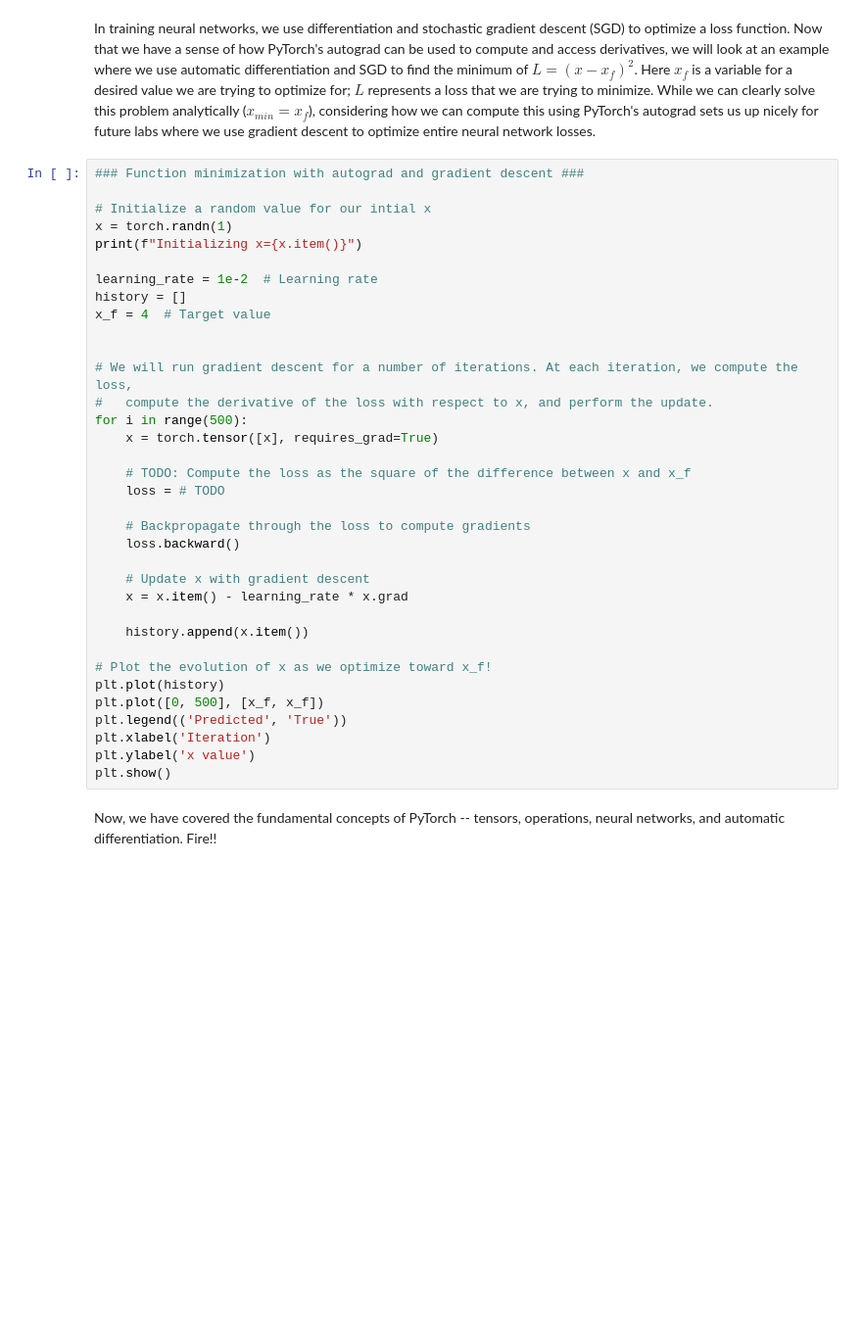
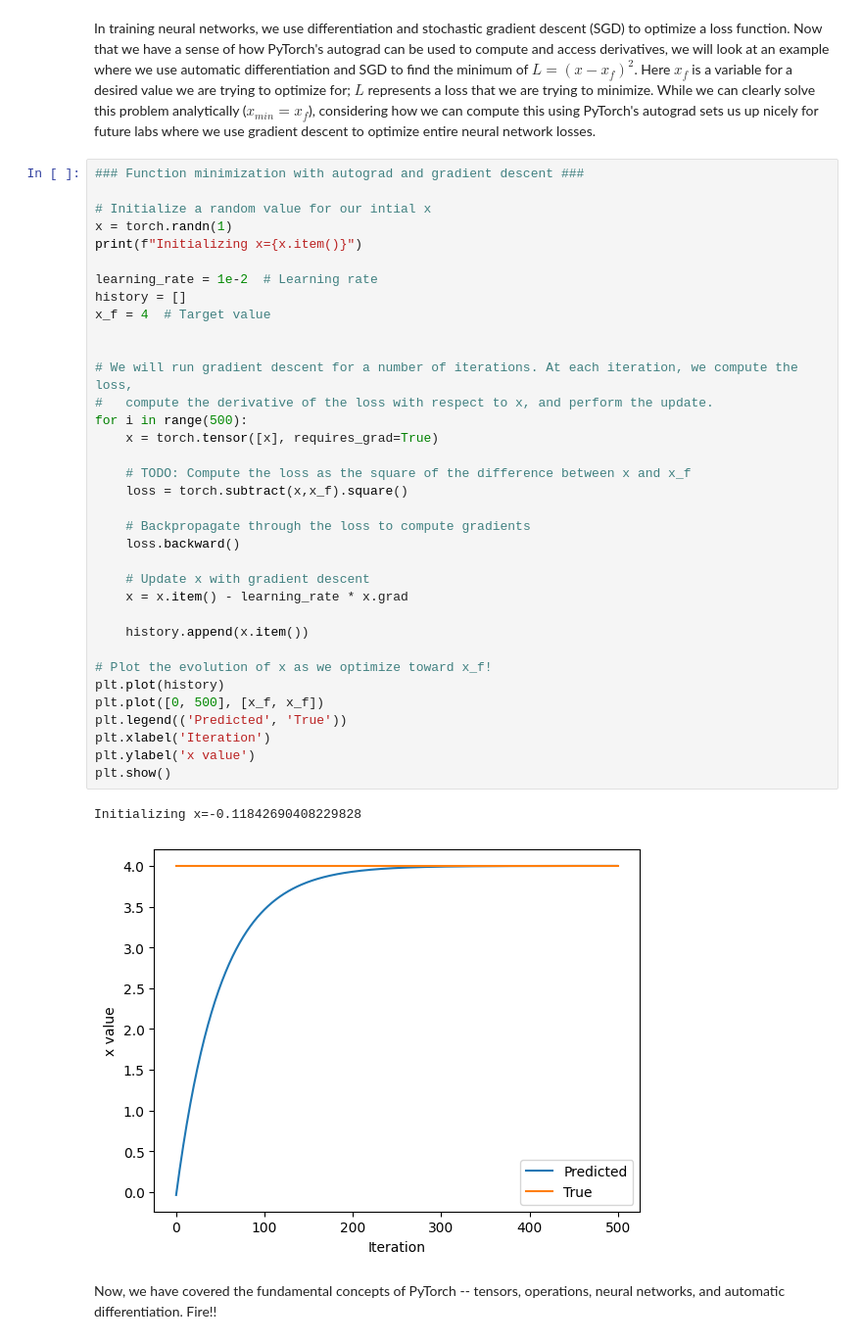
Before and after one commit to francescobalanzoni/MIT-6.S191, a Jupyter notebook: lab1/PT_Part1_Intro.ipynb, the cells around one changed output. Shown: that part at 98% size. Saved outputs shown, nothing was run; the diff lists cells and outputs as text; blank space fills up the shorter version.

```diff
--- a/lab1/PT_Part1_Intro.ipynb
+++ b/lab1/PT_Part1_Intro.ipynb
@@ -307,33 +343,36 @@ In training neural networks, we use differentiation and stochastic gradient desc
 x = torch.randn(1)
 print(f"Initializing x={x.item()}")
 
 learning_rate = 1e-2  # Learning rate
 history = []
 x_f = 4  # Target value
 
 
 # We will run gradient descent for a number of iterations. At each iteration, we compute the loss,
 #   compute the derivative of the loss with respect to x, and perform the update.
 for i in range(500):
     x = torch.tensor([x], requires_grad=True)
 
     # TODO: Compute the loss as the square of the difference between x and x_f
-    loss = # TODO
+    loss = torch.subtract(x,x_f).square()
 
     # Backpropagate through the loss to compute gradients
     loss.backward()
 
     # Update x with gradient descent
     x = x.item() - learning_rate * x.grad
 
     history.append(x.item())
 
 # Plot the evolution of x as we optimize toward x_f!
 plt.plot(history)
 plt.plot([0, 500], [x_f, x_f])
 plt.legend(('Predicted', 'True'))
 plt.xlabel('Iteration')
 plt.ylabel('x value')
 plt.show()
+# %% [output]
+Initializing x=-0.11842690408229828
+[figure, added]
 # %% [markdown]
 Now, we have covered the fundamental concepts of PyTorch -- tensors, operations, neural networks, and automatic differentiation. Fire!!
```
Also changed, not shown: parts of 15 cells of this notebook.
